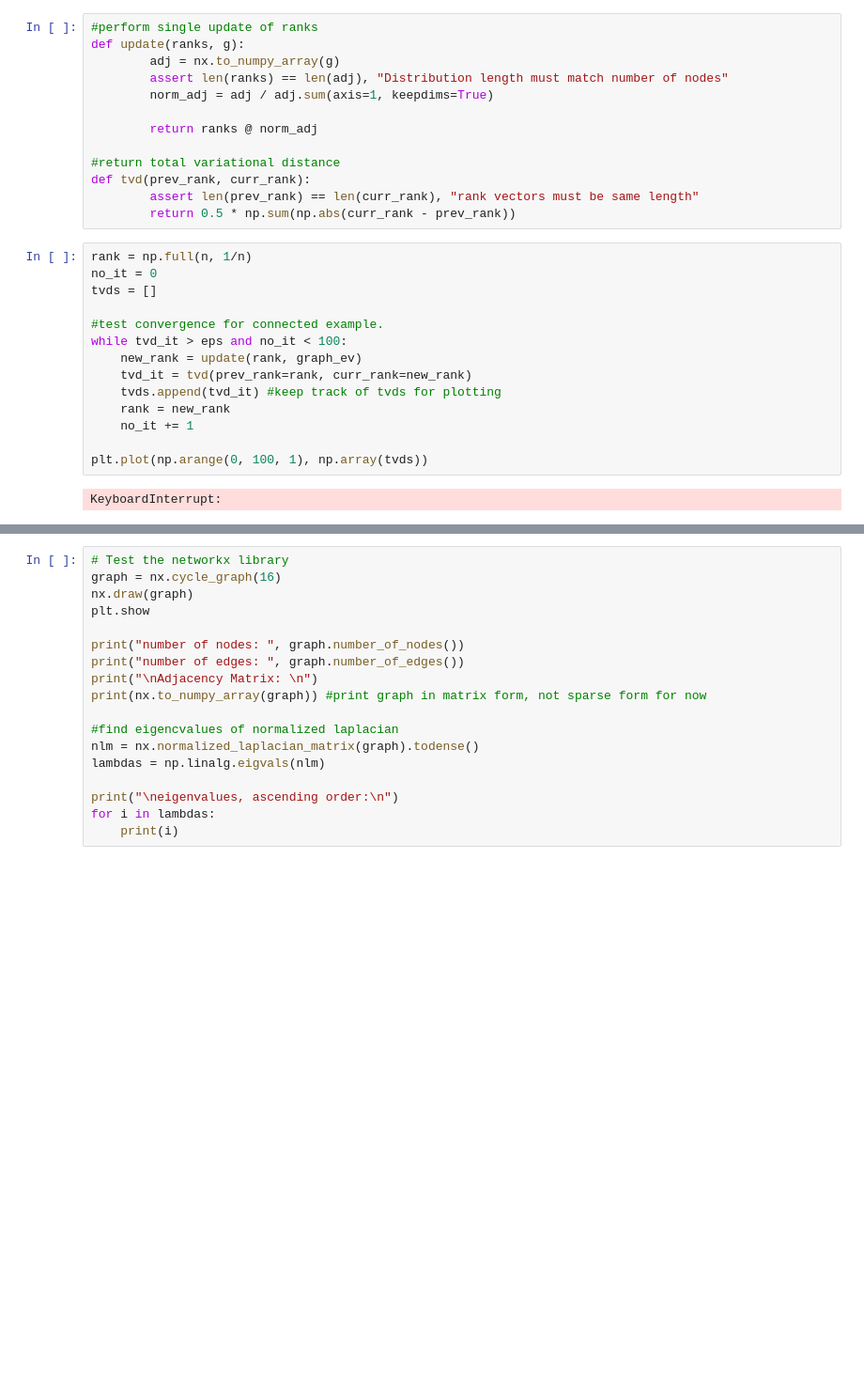
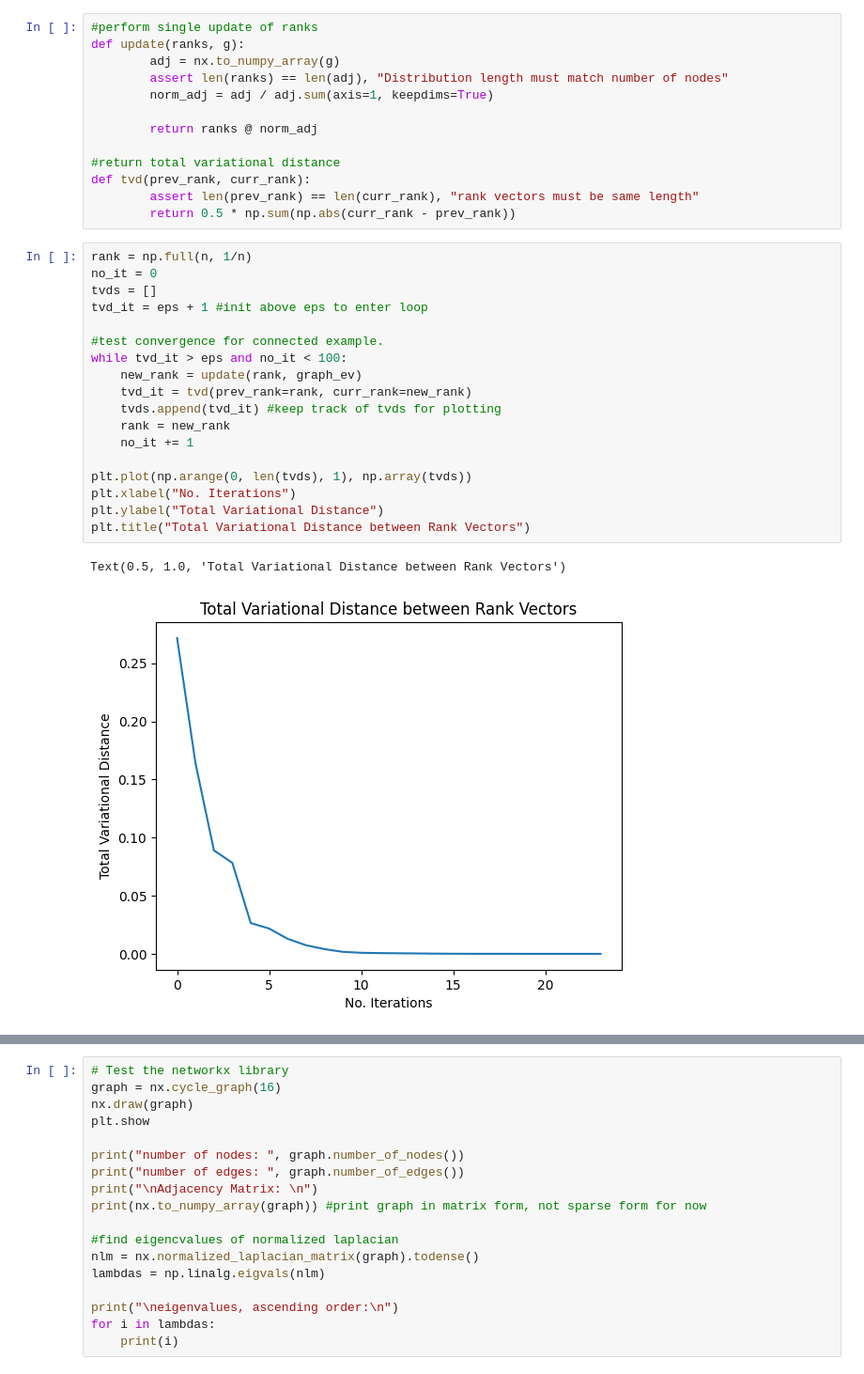
Before and after one commit to vviggyy/mc_pagerank, a Jupyter notebook: mc_pagerank.ipynb, the cells around one changed output, grey strips where cells are left out. Shown: that part at 94% size. Drawn from its saved outputs; the diff is of its cells as text; blank space fills up the shorter version.

```diff
--- a/mc_pagerank.ipynb
+++ b/mc_pagerank.ipynb
@@ -124,16 +124,21 @@ def tvd(prev_rank, curr_rank):
 # %%
 rank = np.full(n, 1/n)
 no_it = 0
 tvds = []
+tvd_it = eps + 1 #init above eps to enter loop
 
 #test convergence for connected example.
 while tvd_it > eps and no_it < 100:
     new_rank = update(rank, graph_ev)
     tvd_it = tvd(prev_rank=rank, curr_rank=new_rank)
     tvds.append(tvd_it) #keep track of tvds for plotting
     rank = new_rank
     no_it += 1
 
-plt.plot(np.arange(0, 100, 1), np.array(tvds))
+plt.plot(np.arange(0, len(tvds), 1), np.array(tvds))
+plt.xlabel("No. Iterations")
+plt.ylabel("Total Variational Distance")
+plt.title("Total Variational Distance between Rank Vectors")
 # %% [output]
-KeyboardInterrupt:
+Text(0.5, 1.0, 'Total Variational Distance between Rank Vectors')
+[figure, added]
```
Also changed, not shown: parts of 3 cells of this notebook.
